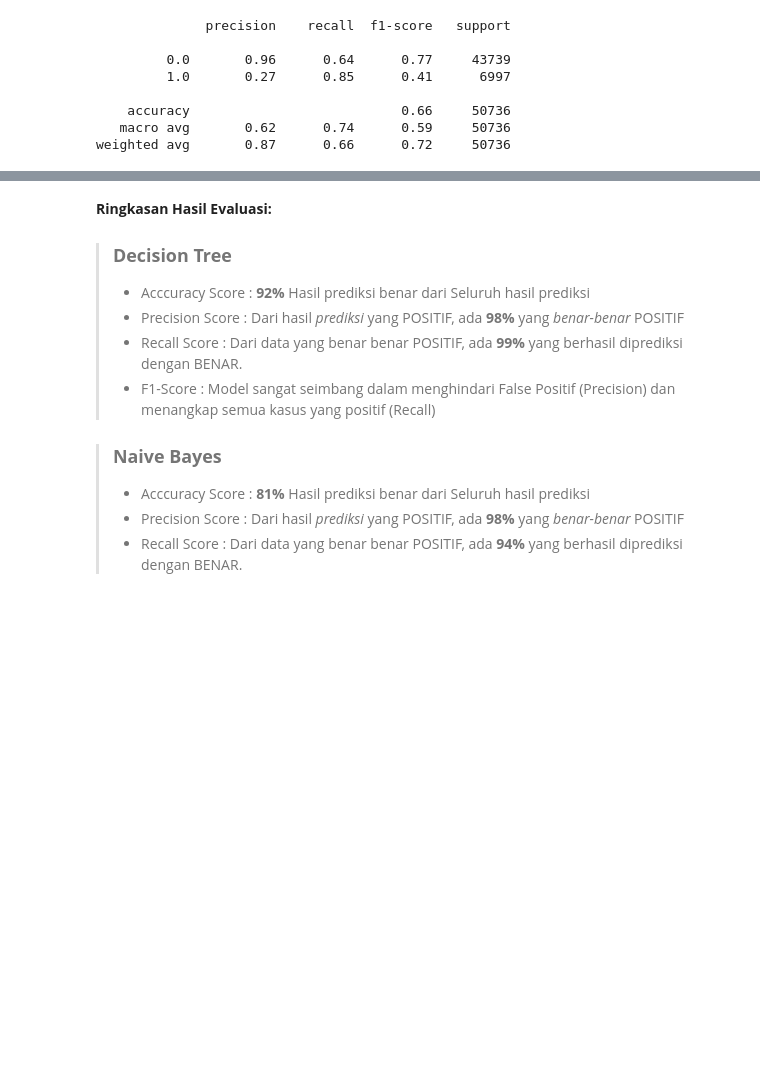
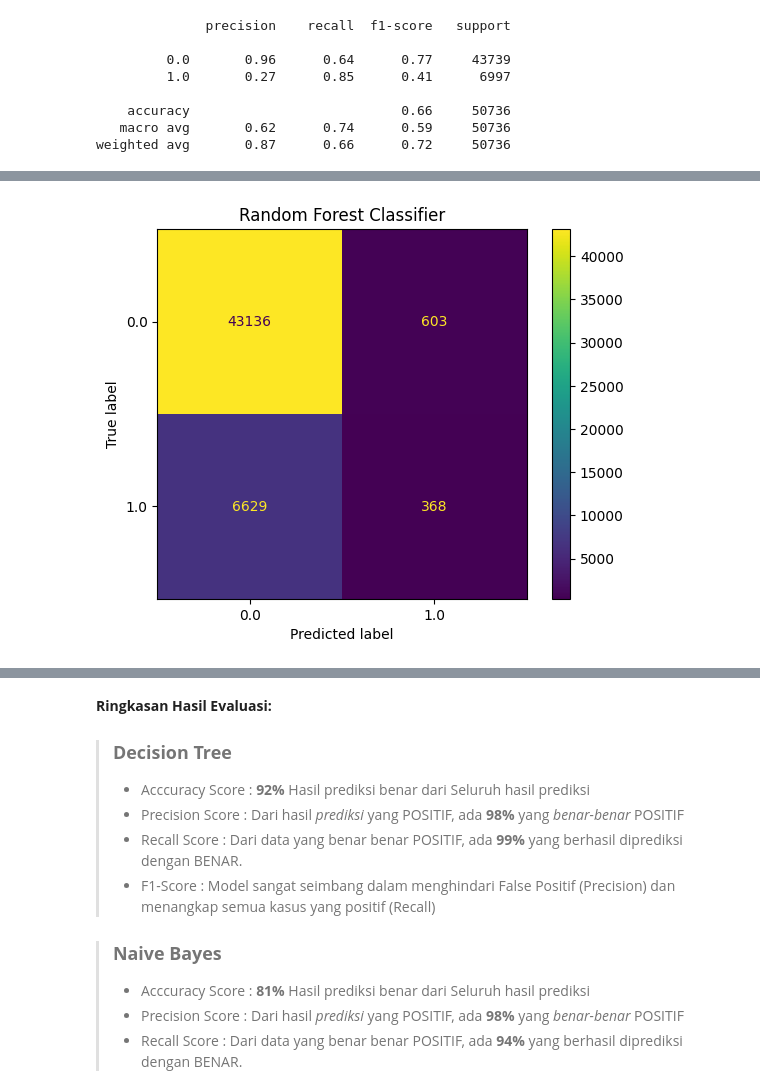
Before and after one commit to Ariqueeezz/MachineLearningProject, a Jupyter notebook: Revision_DiabetesPrediction.ipynb, the cells around one changed output, grey strips where cells are left out. Cells and saved outputs as stored; diff of their text form; code cells hidden in the pictures; blank space fills up the shorter version.

```diff
--- a/Revision_DiabetesPrediction.ipynb
+++ b/Revision_DiabetesPrediction.ipynb
@@ -437,0 +413,9 @@ plt.show()
+# %%
+disp1 = ConfusionMatrixDisplay(confusion_matrix=results['RandomForestClassifier'], display_labels=rfc.classes_)
+disp2 = ConfusionMatrixDisplay(confusion_matrix=results['XGBoostClassifier'], display_labels=best_model.classes_)
+# %%
+disp1.plot()
+plt.title("Random Forest Classifier")
+plt.show()
+# %% [output]
+[figure, added]
```
Also changed, not shown: parts of 18 cells of this notebook.
